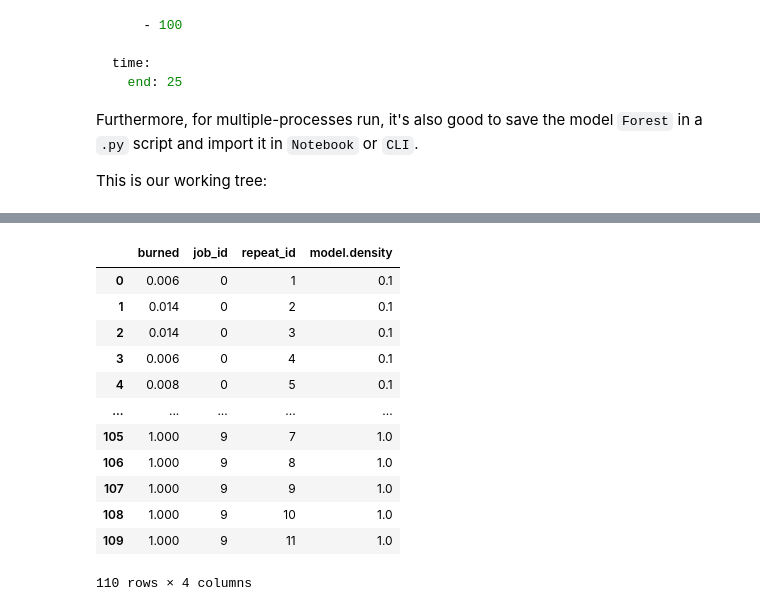
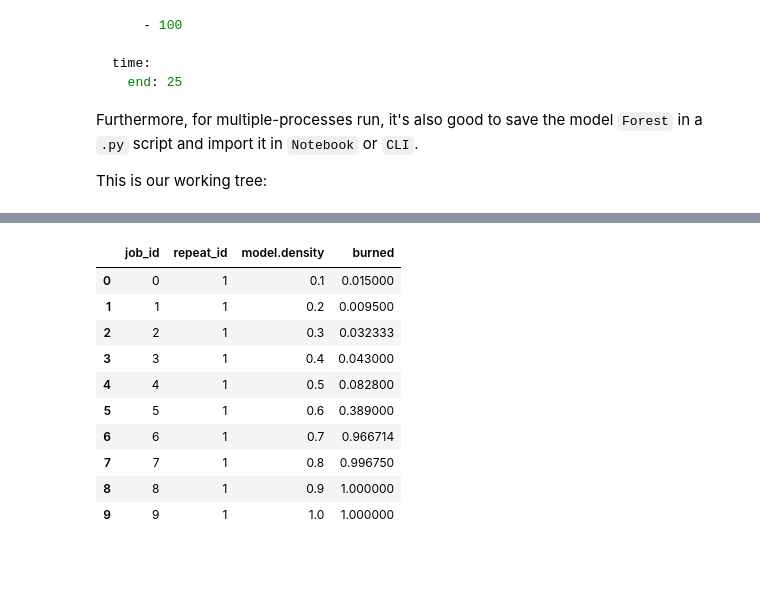
Before and after one commit to ABSESpy/ABSESpy, a Jupyter notebook: docs/tutorial/completing/fire_tutorial.ipynb, the cells around one changed output, grey strips where cells are left out. Cells and saved outputs as stored; diff of their text form; code cells hidden in the pictures; blank space fills up the shorter version.

```diff
--- a/docs/tutorial/completing/fire_tutorial.ipynb
+++ b/docs/tutorial/completing/fire_tutorial.ipynb
@@ -84,6 +84,12 @@ The step method is called repeatedly to simulate the passage of time and the spr
 
 Besides those two methods, we want another one that will allow us to visualize the current state of the forest. It will serve the purpose of letting us have a glimpse of the macro state emerging from the simple, micro interactions of the trees.
 # %%
+COLORS = {
+    0: "#54473F",
+    1: "#859F3D",
+    2: "#FD8B51",
+    3: "#FF4545",
+}
 import numpy as np
 
 
@@ -92,12 +98,13 @@ class Forest(MainModel):
     Forest model where fire
     """
 
-    def setup(self) -> None:
+    def __init__(self, *args, **kwargs):
+        super().__init__(*args, **kwargs)
         # setup a grid space.
         grid: PatchModule = self.nature.create_module(
             how="from_resolution",
             name="forest",
-            shape=self.params.shape,
+            shape=self.p.shape,
             cell_cls=Tree,
             major_layer=True,
         )
@@ -115,7 +122,7 @@ class Forest(MainModel):
     @property
     def burned_rate(self) -> float:
         """The burned trees in ratio."""
-        state = self.nature.major_layer.get_raster("state")
+        state = self.nature.get_raster("state")
         return np.squeeze(state == 3).sum() / self.num_trees
 
     @property
@@ -126,14 +133,8 @@ class Forest(MainModel):
 
     def plot_state(self):
         """Plot the state of trees."""
-        categories = {
-            0: "black",
-            1: "green",
-            2: "orange",
-            3: "red",
-        }
         cmap = plt.cm.colors.ListedColormap(
-            [categories[i] for i in sorted(categories)]
+            [COLORS[i] for i in sorted(COLORS)]
         )
         data = self.nature.get_xarray("state")
         data.plot(cmap=cmap)
@@ -344,6 +309,6 @@ exp.clean(new_exp=True)
 # %%
+exp = Experiment.new(Forest, cfg=CONFIG_PATH)
 exp.batch_run(
-    cfg=CONFIG_PATH,
     parallels=5,
     overrides={"model.density": np.arange(0.1, 1.01, 0.1)},
 )
@@ -352,14 +322,12 @@ exp.summary()
-|  | burned | job_id | repeat_id | model.density |
-| 0 | 0.006 | 0 | 1 | 0.1 |
-| 1 | 0.014 | 0 | 2 | 0.1 |
-| 2 | 0.014 | 0 | 3 | 0.1 |
-| 3 | 0.006 | 0 | 4 | 0.1 |
-| 4 | 0.008 | 0 | 5 | 0.1 |
-| ... | ... | ... | ... | ... |
-| 105 | 1.000 | 9 | 7 | 1.0 |
-| 106 | 1.000 | 9 | 8 | 1.0 |
-| 107 | 1.000 | 9 | 9 | 1.0 |
-| 108 | 1.000 | 9 | 10 | 1.0 |
-| 109 | 1.000 | 9 | 11 | 1.0 |
+|  | job_id | repeat_id | model.density | burned |
+| 0 | 0 | 1 | 0.1 | 0.015000 |
+| 1 | 1 | 1 | 0.2 | 0.009500 |
+| 2 | 2 | 1 | 0.3 | 0.032333 |
+| 3 | 3 | 1 | 0.4 | 0.043000 |
+| 4 | 4 | 1 | 0.5 | 0.082800 |
+| 5 | 5 | 1 | 0.6 | 0.389000 |
+| 6 | 6 | 1 | 0.7 | 0.966714 |
+| 7 | 7 | 1 | 0.8 | 0.996750 |
+| 8 | 8 | 1 | 0.9 | 1.000000 |
+| 9 | 9 | 1 | 1.0 | 1.000000 |
-110 rows × 4 columns
 # %%
```
Also changed, not shown: parts of 14 cells of this notebook, 4 other files.
